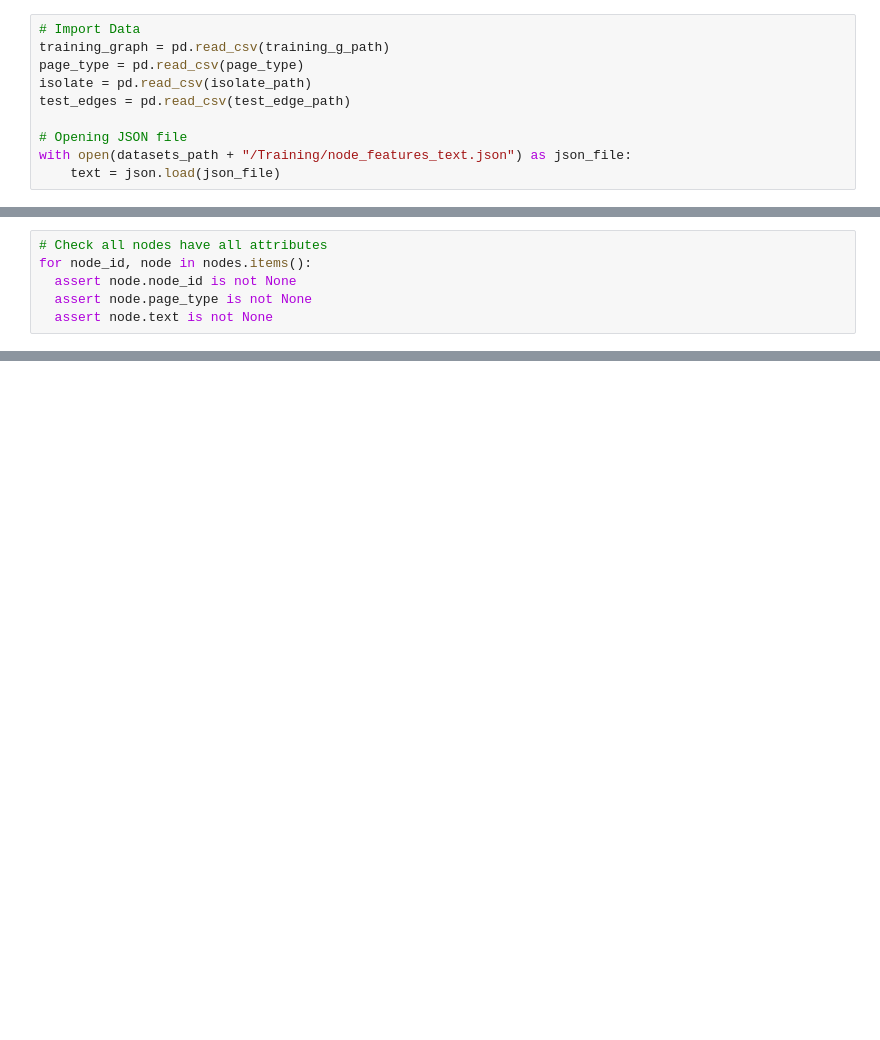
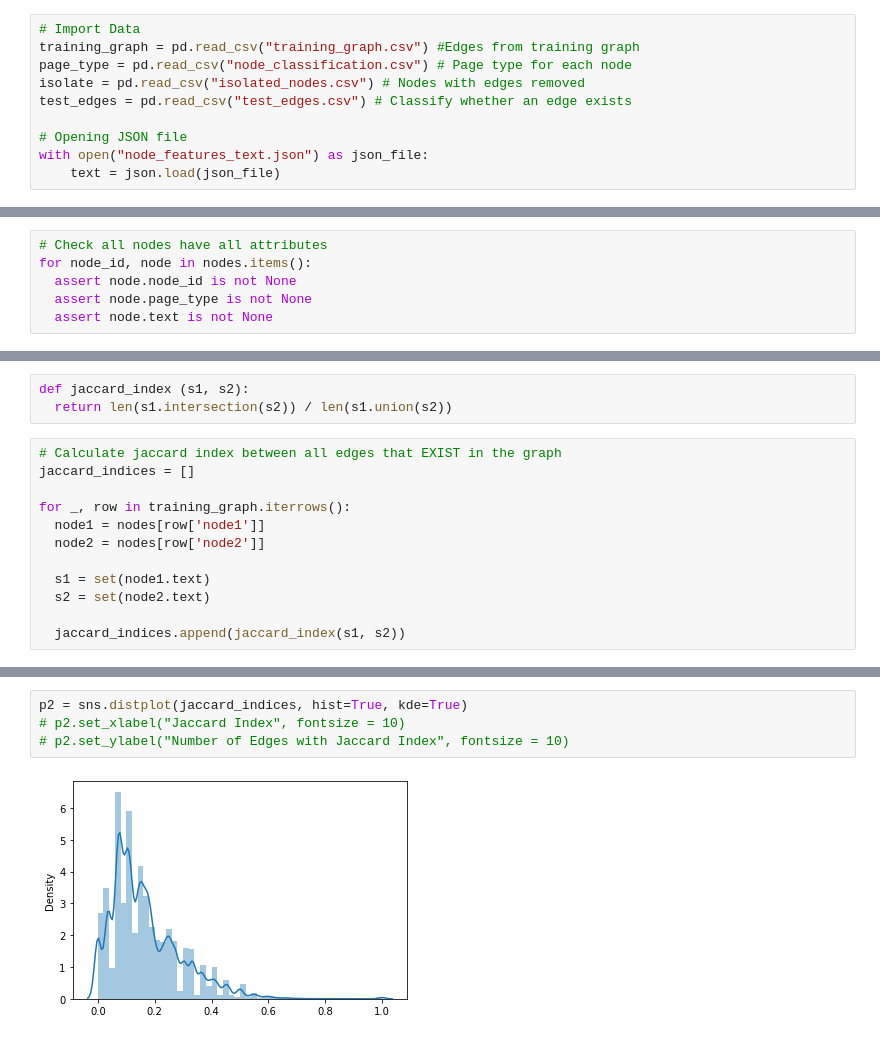
Before and after one commit to bHoepfl/datathon-2022, a Jupyter notebook: BillsDatathon.ipynb, the cells around one changed output, grey strips where cells are left out. Saved outputs shown, nothing was run; the diff lists cells and outputs as text; blank space fills up the shorter version.

```diff
--- a/BillsDatathon.ipynb
+++ b/BillsDatathon.ipynb
@@ -17,12 +13,12 @@ test_edge_path = datasets_path + '/Test_Dataset/test_edges.csv'
 # %%
 # Import Data
-training_graph = pd.read_csv(training_g_path)
-page_type = pd.read_csv(page_type)
-isolate = pd.read_csv(isolate_path)
-test_edges = pd.read_csv(test_edge_path)
+training_graph = pd.read_csv("training_graph.csv") #Edges from training graph
+page_type = pd.read_csv("node_classification.csv") # Page type for each node
+isolate = pd.read_csv("isolated_nodes.csv") # Nodes with edges removed
+test_edges = pd.read_csv("test_edges.csv") # Classify whether an edge exists
 
 # Opening JSON file
-with open(datasets_path + "/Training/node_features_text.json") as json_file:
+with open("node_features_text.json") as json_file:
     text = json.load(json_file)
 # %%
 training_graph.head(10)
@@ -185,0 +189,15 @@ len(node_text_list)
+# %%
+def jaccard_index (s1, s2):
+  return len(s1.intersection(s2)) / len(s1.union(s2))
+# %%
+# Calculate jaccard index between all edges that EXIST in the graph
+jaccard_indices = []
+
+for _, row in training_graph.iterrows():
+  node1 = nodes[row['node1']]
+  node2 = nodes[row['node2']]
+
+  s1 = set(node1.text)
+  s2 = set(node2.text)
+
+  jaccard_indices.append(jaccard_index(s1, s2))
@@ -185,0 +216,6 @@ len(node_text_list)
+# %%
+p2 = sns.distplot(jaccard_indices, hist=True, kde=True)
+# p2.set_xlabel("Jaccard Index", fontsize = 10)
+# p2.set_ylabel("Number of Edges with Jaccard Index", fontsize = 10)
+# %% [output]
+[figure, added]
```
Also changed, not shown: parts of 22 cells of this notebook.
